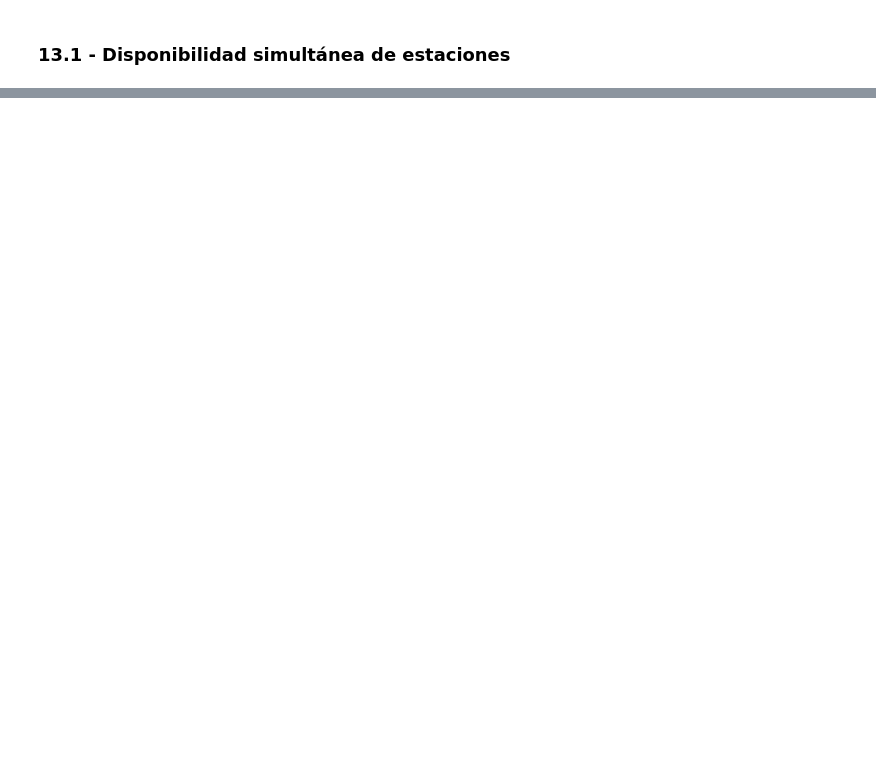
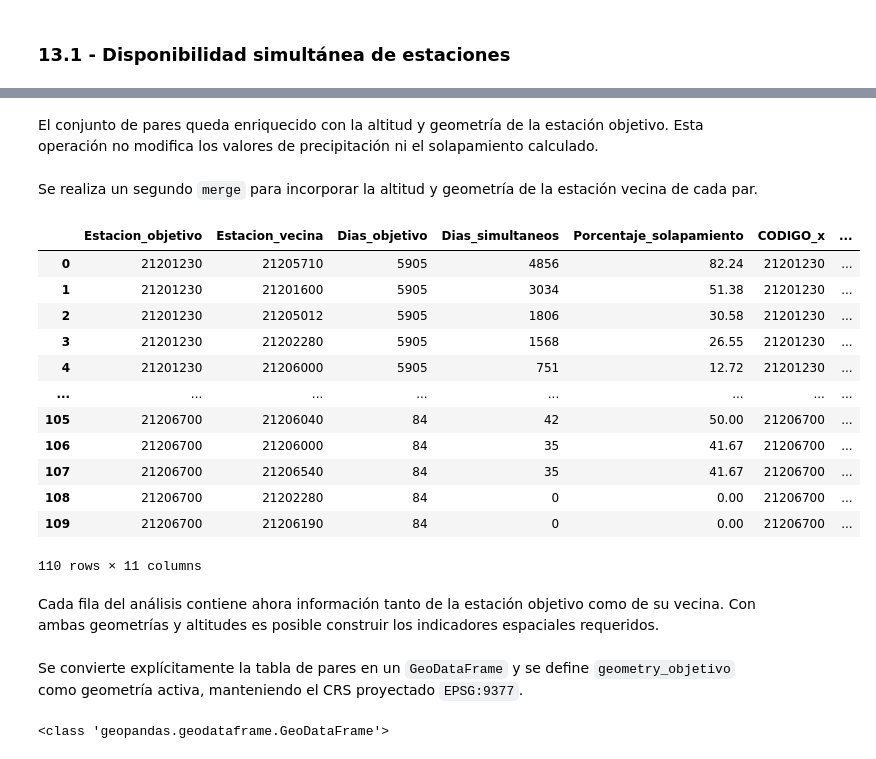
Before and after one commit to Antaesa-01/TFM-Precipitacion, a Jupyter notebook: notebooks/02_Descarga_Precipitaciones_DHIME.ipynb, the cells around one changed output, grey strips where cells are left out. Saved outputs shown, nothing was run; the diff lists cells and outputs as text; code cells hidden in the pictures; blank space fills up the shorter version.

Commit message:
Add files via upload
Se realizaron unos ajustes de los Notebooks, especialmente en los textos interconectares y la estructura de carpetas trabajadas en el proyecto

```diff
--- a/notebooks/02_Descarga_Precipitaciones_DHIME.ipynb
+++ b/notebooks/02_Descarga_Precipitaciones_DHIME.ipynb
@@ -1465,0 +1060,36 @@ Se representan la estación objetivo y las auxiliares con símbolos diferentes.
+# %% [markdown]
+El conjunto de pares queda enriquecido con la altitud y geometría de la estación objetivo. Esta operación no modifica los valores de precipitación ni el solapamiento calculado.
+# %% [markdown]
+Se realiza un segundo `merge` para incorporar la altitud y geometría de la estación vecina de cada par.
+# %%
+df_solapamiento_pares_geometria = df_solapamiento_pares_geometria.merge(
+    info_geometrica_estaciones,
+    left_on="Estacion_vecina",
+    right_on="CODIGO",
+    how="left",
+    validate="many_to_one")
+df_solapamiento_pares_geometria = df_solapamiento_pares_geometria.rename(columns={"geometry":"geometry_vecina","altitud":"altitud_vecina"})
+df_solapamiento_pares_geometria
+# %% [output]
+|  | Estacion_objetivo | Estacion_vecina | Dias_objetivo | Dias_simultaneos | Porcentaje_solapamiento | CODIGO_x | ... |
+| 0 | 21201230 | 21205710 | 5905 | 4856 | 82.24 | 21201230 | ... |
+| 1 | 21201230 | 21201600 | 5905 | 3034 | 51.38 | 21201230 | ... |
+| 2 | 21201230 | 21205012 | 5905 | 1806 | 30.58 | 21201230 | ... |
+| 3 | 21201230 | 21202280 | 5905 | 1568 | 26.55 | 21201230 | ... |
+| 4 | 21201230 | 21206000 | 5905 | 751 | 12.72 | 21201230 | ... |
+| ... | ... | ... | ... | ... | ... | ... | ... |
+| 105 | 21206700 | 21206040 | 84 | 42 | 50.00 | 21206700 | ... |
+| 106 | 21206700 | 21206000 | 84 | 35 | 41.67 | 21206700 | ... |
+| 107 | 21206700 | 21206540 | 84 | 35 | 41.67 | 21206700 | ... |
+| 108 | 21206700 | 21202280 | 84 | 0 | 0.00 | 21206700 | ... |
+| 109 | 21206700 | 21206190 | 84 | 0 | 0.00 | 21206700 | ... |
+110 rows × 11 columns
+# %% [markdown]
+Cada fila del análisis contiene ahora información tanto de la estación objetivo como de su vecina. Con ambas geometrías y altitudes es posible construir los indicadores espaciales requeridos.
+# %% [markdown]
+Se convierte explícitamente la tabla de pares en un `GeoDataFrame` y se define `geometry_objetivo` como geometría activa, manteniendo el CRS proyectado `EPSG:9377`.
+# %%
+df_solapamiento_pares_geometria = gpd.GeoDataFrame(df_solapamiento_pares_geometria,geometry="geometry_objetivo",crs=info_geometrica_estaciones.crs)
+print(type(df_solapamiento_pares_geometria))
+# %% [output]
+<class 'geopandas.geodataframe.GeoDataFrame'>
```
Also changed, not shown: parts of 221 cells of this notebook, 3 other files.
